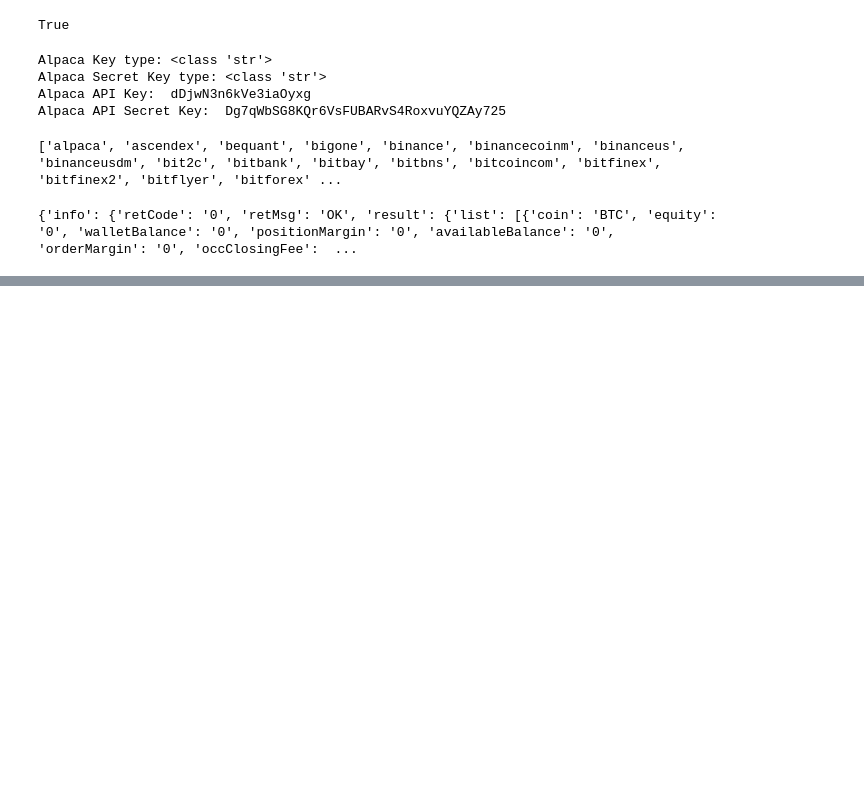
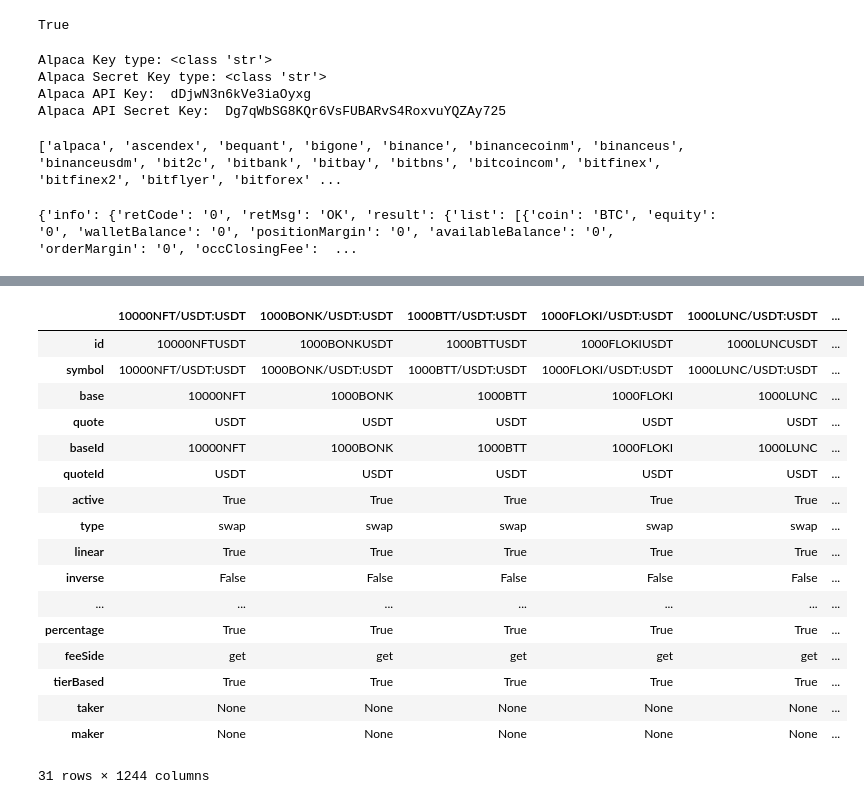
Before and after one commit to apakuki/Futures-Bot, a Jupyter notebook: Section 4/Bybit_API.ipynb, the cells around one changed output, grey strips where cells are left out. Cells and saved outputs as stored; diff of their text form; code cells hidden in the pictures; blank space fills up the shorter version.

```diff
--- a/Section 4/Bybit_API.ipynb
+++ b/Section 4/Bybit_API.ipynb
@@ -41,3 +41,6 @@ bybit = ccxt.bybit({
 print(bybit.fetch_balance())
 # %% [output]
 {'info': {'retCode': '0', 'retMsg': 'OK', 'result': {'list': [{'coin': 'BTC', 'equity': '0', 'walletBalance': '0', 'positionMargin': '0', 'availableBalance': '0', 'orderMargin': '0', 'occClosingFee':  ...
+# %%
+market_bybit = bybit.load_markets()
+list(market_bybit.items())[:1]
@@ -43,0 +86,22 @@ print(bybit.fetch_balance())
+# %%
+df_bybit_market = pd.DataFrame(market_bybit)
+df_bybit_market
+# %% [output]
+|  | 10000NFT/USDT:USDT | 1000BONK/USDT:USDT | 1000BTT/USDT:USDT | 1000FLOKI/USDT:USDT | 1000LUNC/USDT:USDT | ... |
+| id | 10000NFTUSDT | 1000BONKUSDT | 1000BTTUSDT | 1000FLOKIUSDT | 1000LUNCUSDT | ... |
+| symbol | 10000NFT/USDT:USDT | 1000BONK/USDT:USDT | 1000BTT/USDT:USDT | 1000FLOKI/USDT:USDT | 1000LUNC/USDT:USDT | ... |
+| base | 10000NFT | 1000BONK | 1000BTT | 1000FLOKI | 1000LUNC | ... |
+| quote | USDT | USDT | USDT | USDT | USDT | ... |
+| baseId | 10000NFT | 1000BONK | 1000BTT | 1000FLOKI | 1000LUNC | ... |
+| quoteId | USDT | USDT | USDT | USDT | USDT | ... |
+| active | True | True | True | True | True | ... |
+| type | swap | swap | swap | swap | swap | ... |
+| linear | True | True | True | True | True | ... |
+| inverse | False | False | False | False | False | ... |
+| ... | ... | ... | ... | ... | ... | ... |
+| percentage | True | True | True | True | True | ... |
+| feeSide | get | get | get | get | get | ... |
+| tierBased | True | True | True | True | True | ... |
+| taker | None | None | None | None | None | ... |
+| maker | None | None | None | None | None | ... |
+31 rows × 1244 columns
```
Also changed, not shown: parts of 3 cells of this notebook, 1 other file.
